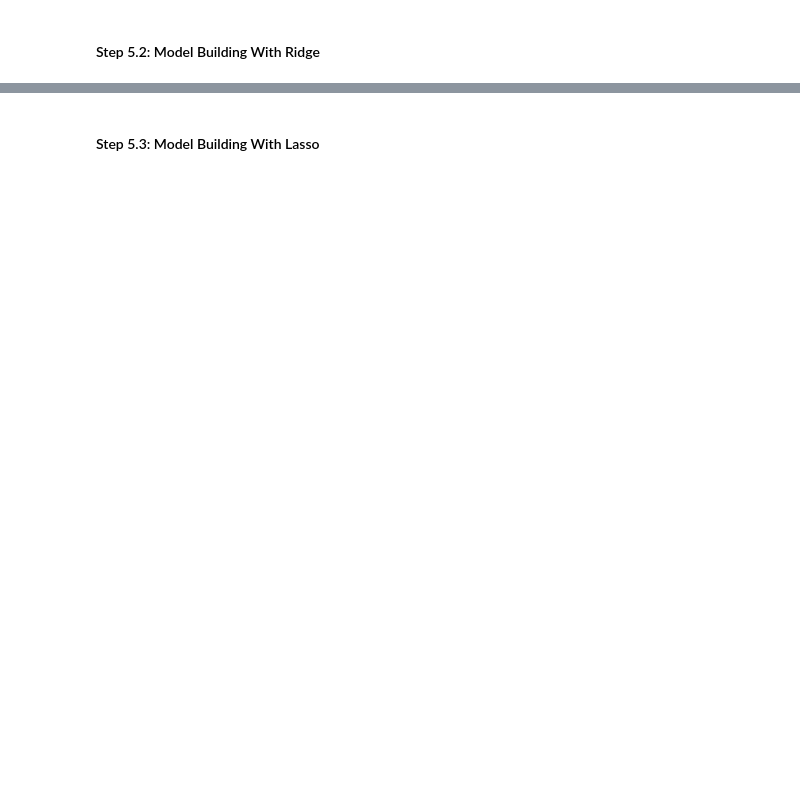
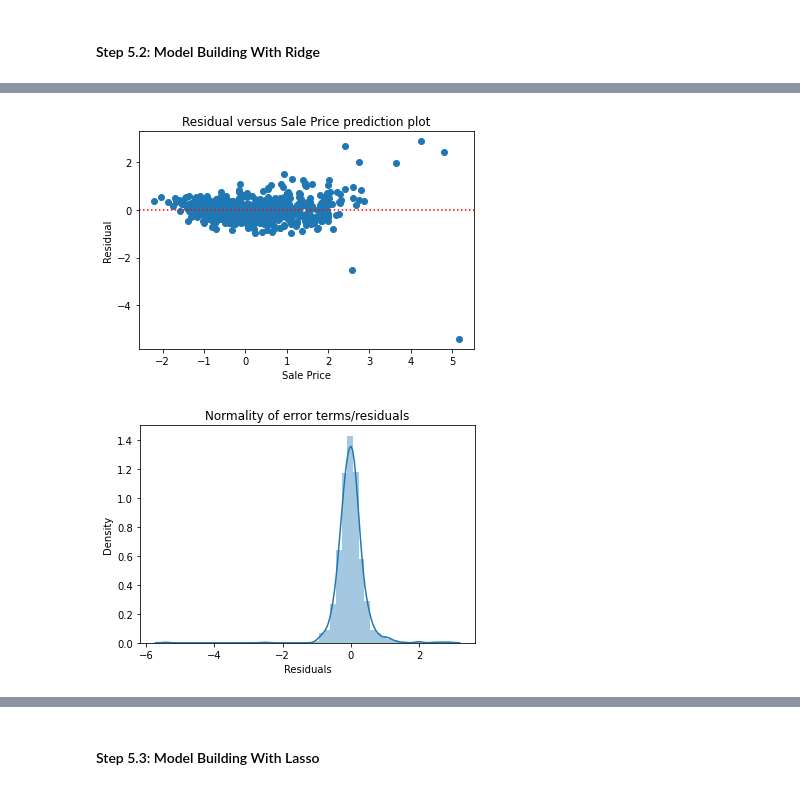
Before and after one commit to SathishKumarRamasamy/advance-regression-assignment, a Jupyter notebook: advanced-regression-assignment.ipynb, the cells around one changed output, grey strips where cells are left out. Saved outputs shown, nothing was run; the diff lists cells and outputs as text; code cells hidden in the pictures; blank space fills up the shorter version.

```diff
--- a/advanced-regression-assignment.ipynb
+++ b/advanced-regression-assignment.ipynb
@@ -2362,3 +2364,22 @@ def build_with_regularization(X_train,y_train,X_test,y_test,model_type,alpha_ran
+# %%
+# Evaluate the Assumptions of Linear Regression
+def eval_lr_assumptions(model,X_train,y_train):
+    # Residual analysis
+    y_train_pred = model.predict(X_train)
+    y_res = y_train - y_train_pred
+    # Residual v/s predictions plot
+    plt.scatter( y_train_pred , y_res)
+    plt.axhline(y=0, color='r', linestyle=':')
+    plt.xlabel("Sale Price")
+    plt.ylabel("Residual")
+    plt.title('Residual versus Sale Price prediction plot')
+    plt.show()
+
+    # Distribution of errors
+    p = sns.distplot(y_res,kde=True)
+    p = plt.title('Normality of error terms/residuals')
+    plt.xlabel("Residuals")
+    plt.show()
 # %% [markdown]
 #### Step 5.1: Model Building Without Regularization
 # %%
@@ -2513,0 +2491,6 @@ pd.DataFrame({'Features':X_train_final.columns, 'Coefficient':result['model'].co
+# %%
+# Evaluate Regression Assumptions for Ridge
+eval_lr_assumptions(ridge_result['model'],X_train_rfe,y_train)
+# %% [output]
+[figure, added]
+[figure, added]
```
Also changed, not shown: parts of 28 cells of this notebook.
